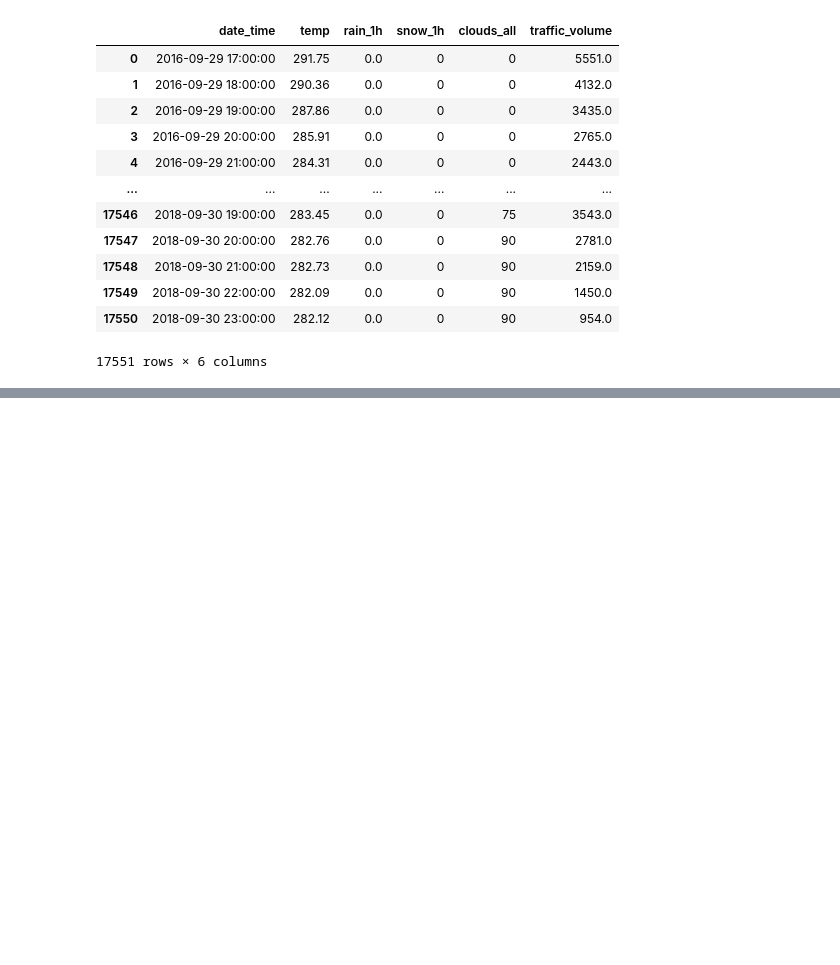
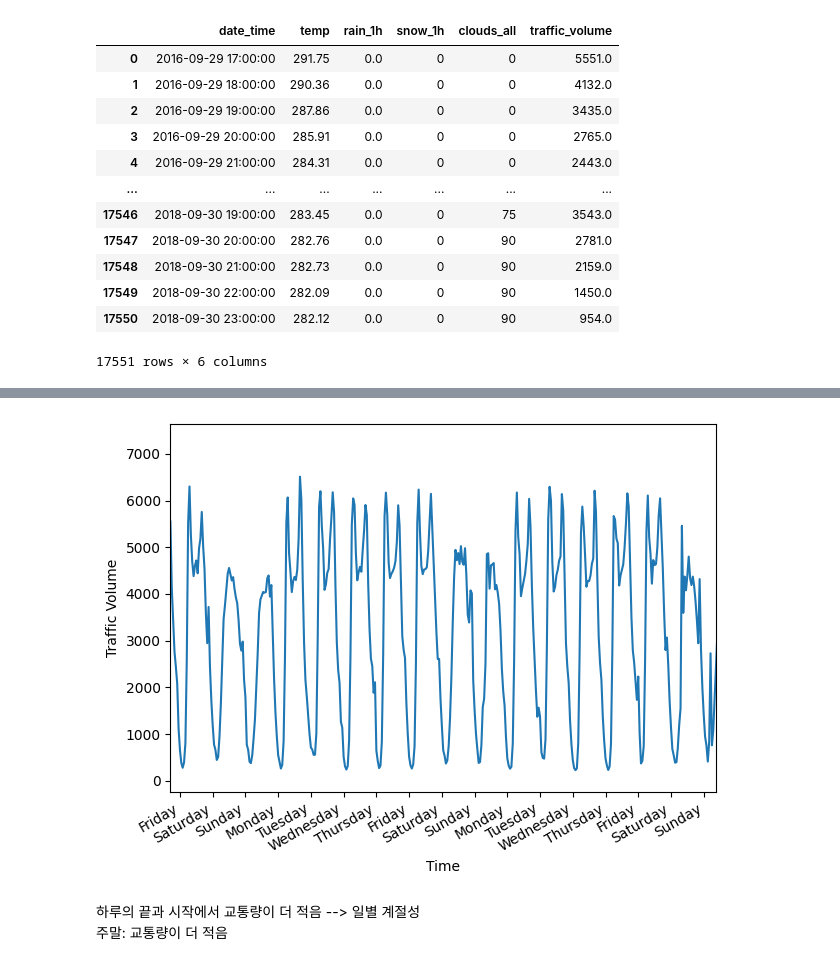
Before and after one commit to mskcho00/TimeSeries-Self-Practice, a Jupyter notebook: 12_Deep Learning in TS.ipynb, the cells around one changed output, grey strips where cells are left out. Drawn from its saved outputs; the diff is of its cells as text; code cells hidden in the pictures; blank space fills up the shorter version.

```diff
--- a/12_Deep Learning in TS.ipynb
+++ b/12_Deep Learning in TS.ipynb
@@ -20,0 +66,24 @@ df
+# %%
+import matplotlib.pyplot as plt
+import numpy as np
+
+fig, ax = plt.subplots()
+
+ax.plot(df['traffic_volume'])
+ax.set_xlabel('Time')
+ax.set_ylabel('Traffic Volume')
+
+plt.xticks(np.arange(7, 400, 24), ['Friday', 'Saturday', 'Sunday', 'Monday',
+                                   'Tuesday', 'Wednesday', 'Thursday', 'Friday', 'Saturday',
+                                   'Sunday', 'Monday', 'Tuesday', 'Wednesday', 'Thursday',
+                                   'Friday', 'Saturday', 'Sunday'])
+
+plt.xlim(0, 400)
+
+fig.autofmt_xdate()
+plt.tight_layout()
+# %% [output]
+[figure, added]
+# %% [markdown]
+하루의 끝과 시작에서 교통량이 더 적음 --> 일별 계절성
+주말: 교통량이 더 적음
```
Also changed, not shown: parts of 4 cells of this notebook.
